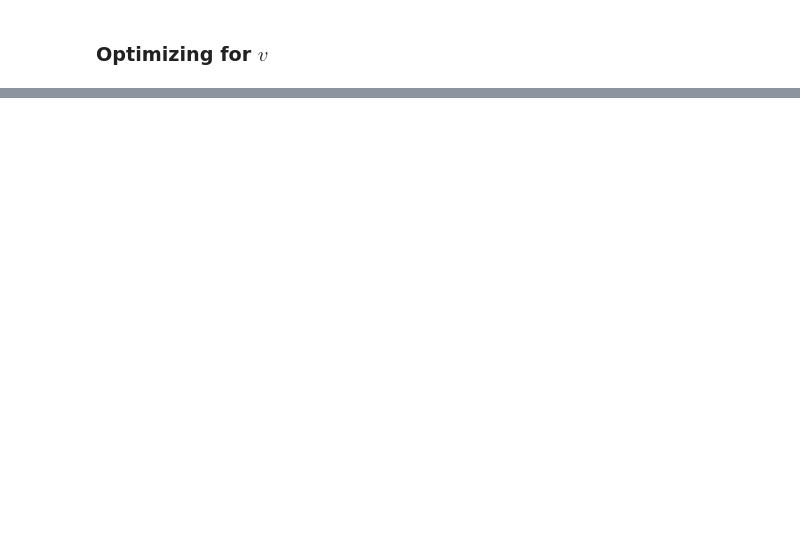
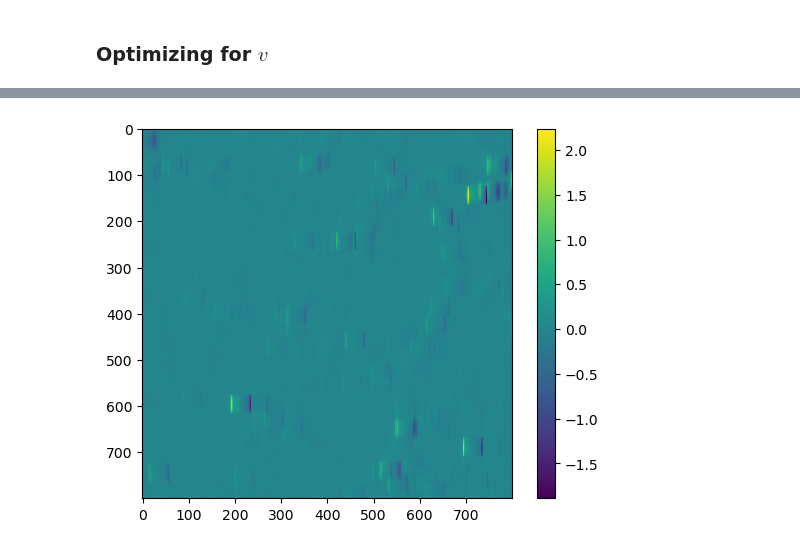
Before and after one commit to Jupiter1994/lya-tf, a Jupyter notebook: lya_fields/DM_to_bary_fitting.ipynb, the cells around one changed output, grey strips where cells are left out. Cells and saved outputs as stored; diff of their text form; code cells hidden in the pictures; blank space fills up the shorter version.

```diff
--- a/lya_fields/DM_to_bary_fitting.ipynb
+++ b/lya_fields/DM_to_bary_fitting.ipynb
@@ -314,0 +382,8 @@ result
+# %%
+rho_grad_blurred = tf.squeeze(gaussian_blur(rho_grad, 40, 20))
+
+plt.imshow(rho_grad_blurred[:800,:800])
+plt.colorbar()
+plt.show()
+# %% [output]
+[figure, added]
```
Also changed, not shown: parts of 17 cells of this notebook.
